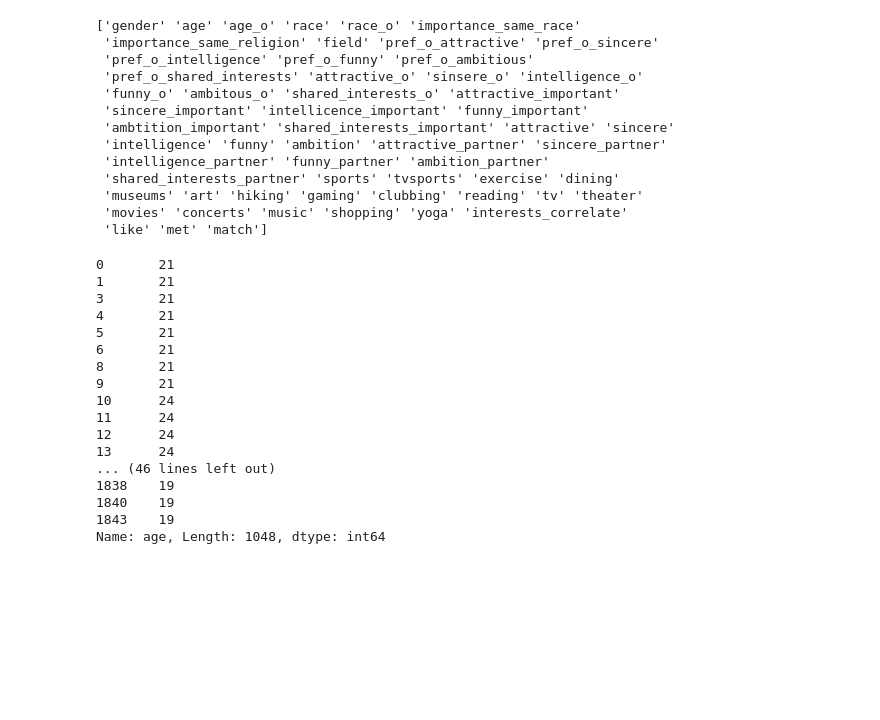
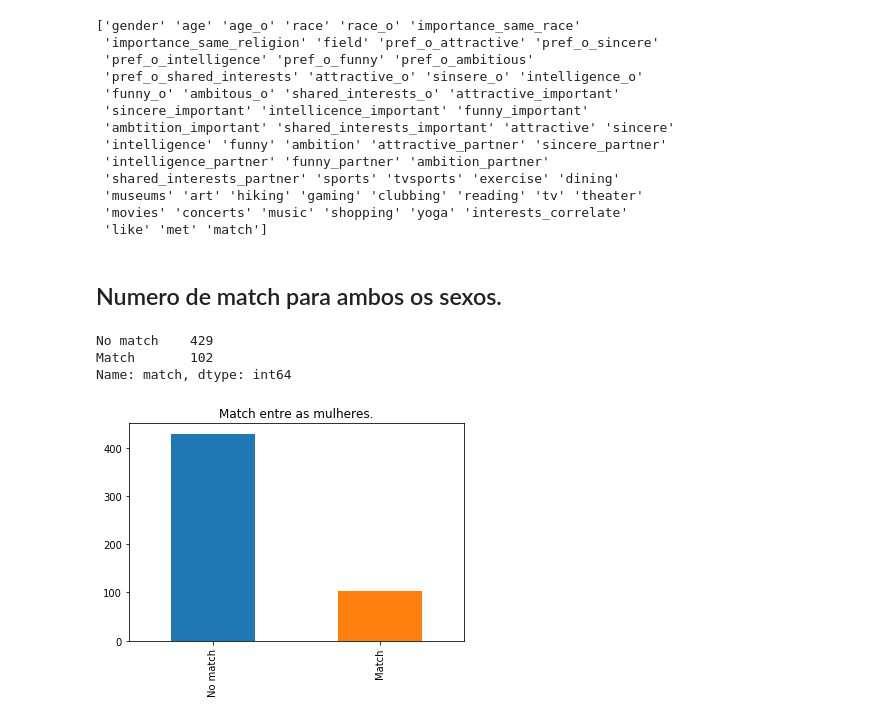
Before and after one commit to beatrizbernardino/P3_datascience, a Jupyter notebook: Untitled.ipynb, the cells around one changed output. Saved outputs shown, nothing was run; the diff lists cells and outputs as text; code cells hidden in the pictures; blank space fills up the shorter version.

```diff
--- a/Untitled.ipynb
+++ b/Untitled.ipynb
@@ -36,6 +37,23 @@ data=data_suja_limpo.drop(['d_pref_o_funny' ,'d_pref_o_ambitious',
  'd_music', 'd_shopping', 'd_yoga', 'd_interests_correlate' ,'d_expected_happy_with_sd_people',
  'd_expected_num_interested_in_me', 'd_expected_num_matches',
  'd_like', 'd_guess_prob_liked'], axis=1)
+# %%
+#mudando de string para int
+data.age = data.age.astype(int)
+data.age_o = data.age_o.astype(int)
+data.match  = data.match.astype(int)
+data.exercise = data.exercise.astype(int)
+data.interests_correlate = data.interests_correlate.astype(float)
+data.pref_o_attractive = data.pref_o_attractive.astype(float)
+data.pref_o_sincere = data.pref_o_sincere.astype(float)
+data.pref_o_intelligence = data.pref_o_intelligence.astype(float)
+data.pref_o_funny = data.pref_o_funny.astype(float)
+data.pref_o_ambitious = data.pref_o_ambitious.astype(float)
+data.attractive = data.pref_o_attractive.astype(float)
+data.sincere = data.pref_o_sincere.astype(float)
+data.intelligence = data.pref_o_intelligence.astype(float)
+data.funny = data.pref_o_funny.astype(float)
+data.ambitious = data.pref_o_ambitious.astype(float)
 # %%
 print(data.columns.values)
 # %% [output]
@@ -52,23 +70,23 @@ print(data.columns.values)
  'museums' 'art' 'hiking' 'gaming' 'clubbing' 'reading' 'tv' 'theater'
  'movies' 'concerts' 'music' 'shopping' 'yoga' 'interests_correlate'
  'like' 'met' 'match']
-# %%
-data.age.astype(int)
-# %% [output]
-0       21
-1       21
-3       21
-4       21
-5       21
-6       21
-8       21
-9       21
-10      24
-11      24
-12      24
-13      24
-... (46 lines left out)
-1838    19
-1840    19
-1843    19
-Name: age, Length: 1048, dtype: int64
+# %% [markdown]
+## Numero de match para ambos os sexos.
+# %%
+homens=data[data.gender=="male"]
+mulheres=data[data.gender=="female"]
+
+match_homem = homens.match.value_counts()
+match_mulher = mulheres.match.value_counts()
+
+match_homem = match_homem.rename(index={0: 'No match',1: 'Match'})
+match_mulher = match_mulher.rename(index={0: 'No match',1: 'Match'})
+
+match_mulher.plot.bar()
+plt.title('Match entre as mulheres.')
+match_mulher
+# %% [output]
+No match    429
+Match       102
+Name: match, dtype: int64
+[figure, added]
```
Also changed, not shown: parts of 28 cells of this notebook.
